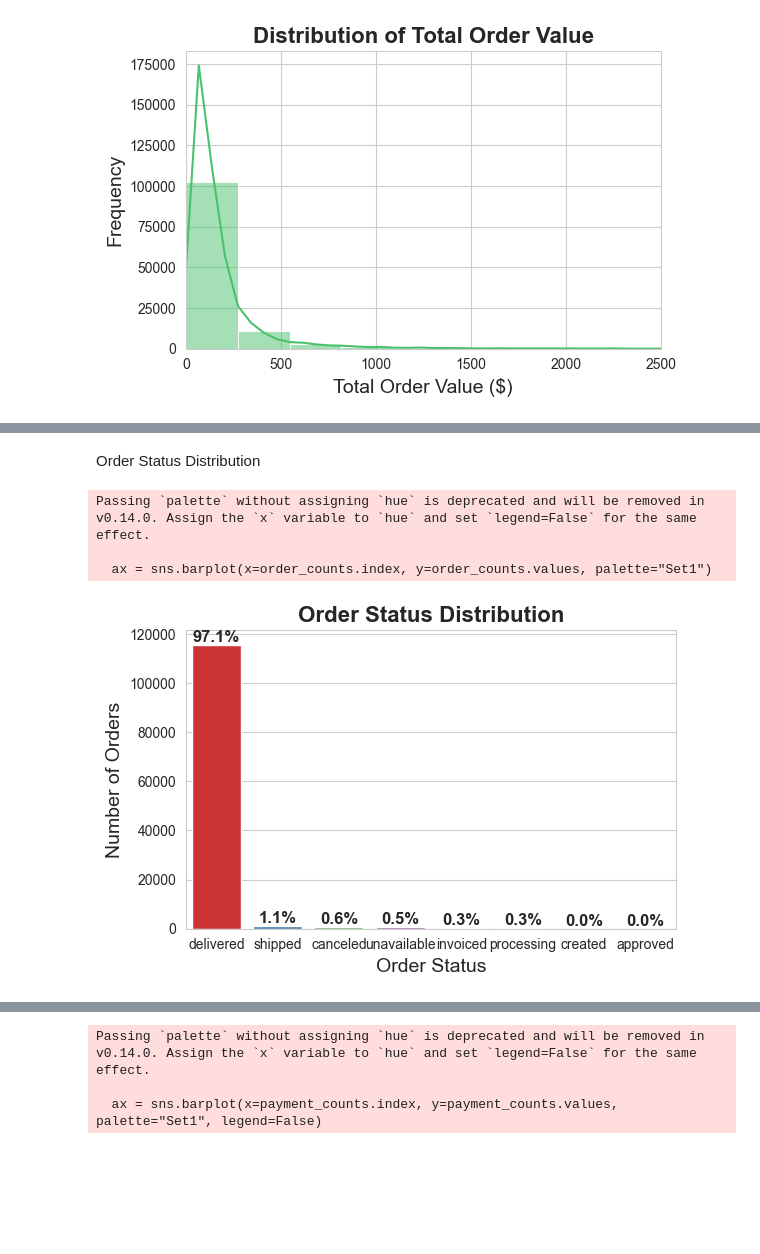
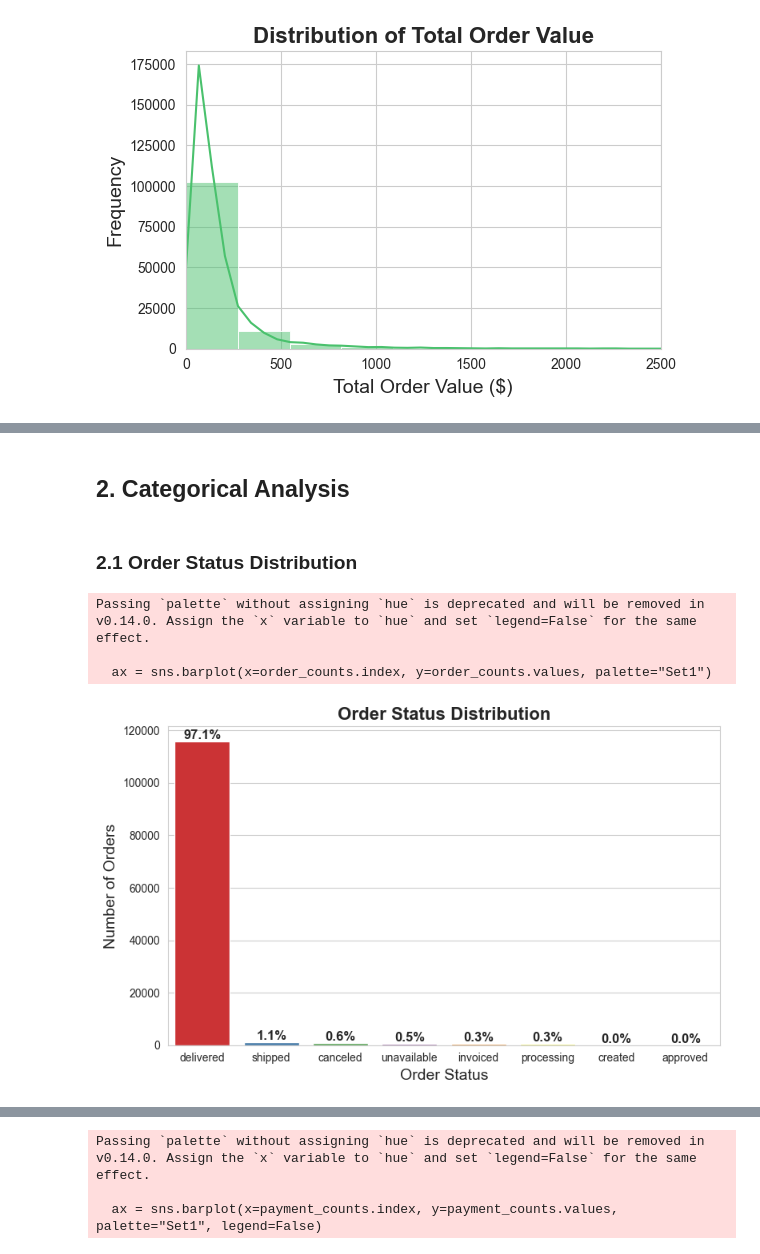
Before and after one commit to soumojit-dev/Ecommerce-Data-Analysis, a Jupyter notebook: analysis.ipynb, the cells around one changed output, grey strips where cells are left out. Drawn from its saved outputs; the diff is of its cells as text; code cells hidden in the pictures; blank space fills up the shorter version.

```diff
--- a/analysis.ipynb
+++ b/analysis.ipynb
@@ -232,21 +242,23 @@ plt.show()
+# %% [markdown]
+## 2. Categorical Analysis
 # %% [markdown]
-Order Status Distribution
+### 2.1 Order Status Distribution
 # %%
-plt.figure(figsize=(6,4))
+plt.figure(figsize=(8,5))
 order_counts = master['order_status'].value_counts()
 total_orders = order_counts.sum()
 ax = sns.barplot(x=order_counts.index, y=order_counts.values, palette="Set1")
 plt.title('Order Status Distribution', fontsize=16, fontweight="bold")
 plt.xlabel('Order Status', fontsize=14)
 plt.ylabel('Number of Orders', fontsize=14)
 
 for i, value in enumerate(order_counts.values):
     percentage = (value / total_orders) * 100
     ax.text(i,value,f"{percentage:.1f}%",ha='center',va='bottom',fontsize=12,fontweight='bold')
 plt.tight_layout()
 plt.show()
 # %% [output]
 Passing `palette` without assigning `hue` is deprecated and will be removed in v0.14.0. Assign the `x` variable to `hue` and set `legend=False` for the same effect.
 
   ax = sns.barplot(x=order_counts.index, y=order_counts.values, palette="Set1")
-[figure, old version]
+[figure, new version]
```
Also changed, not shown: parts of 25 cells of this notebook.
